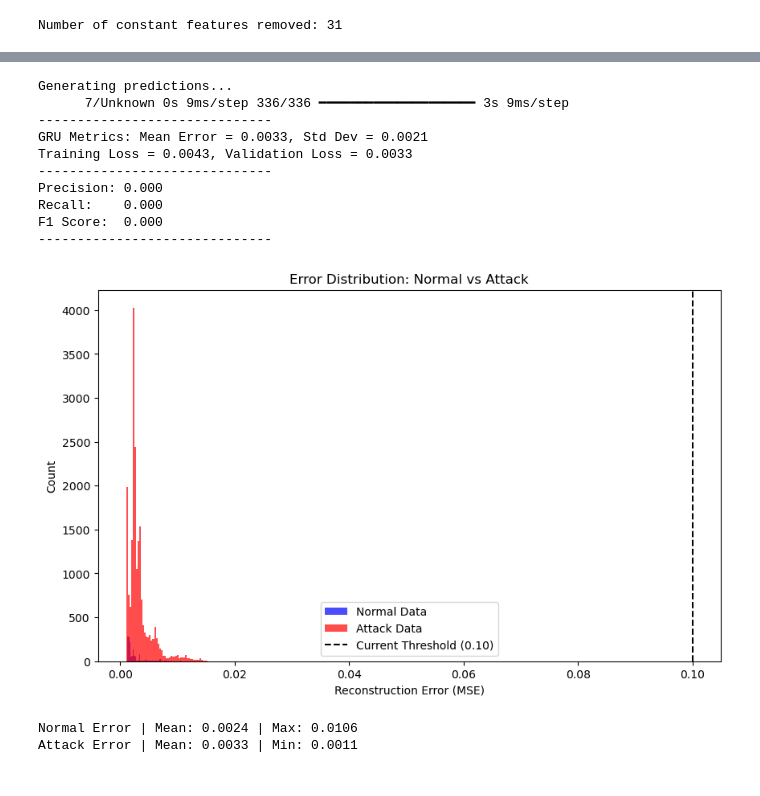
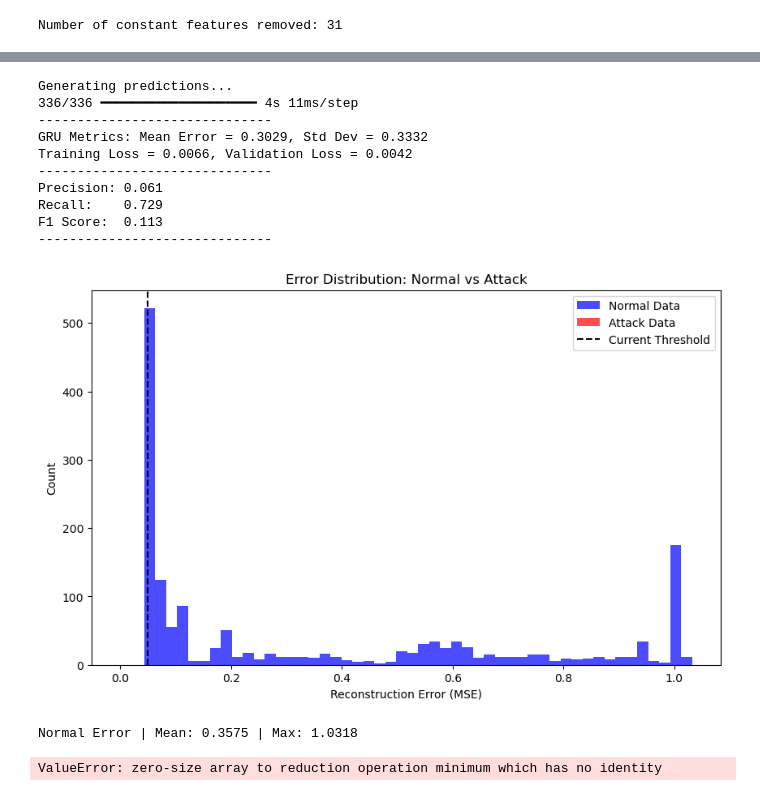
Before and after one commit to Brandonwood44/Anomaly-Detection-Thesis, a Jupyter notebook: notebooks/Training for WaDi.ipynb, the cells around one changed output, grey strips where cells are left out. Saved outputs shown, nothing was run; the diff lists cells and outputs as text; code cells hidden in the pictures.

Commit message:
Fixed attack label alignment

```diff
--- a/notebooks/Training for WaDi.ipynb
+++ b/notebooks/Training for WaDi.ipynb
@@ -25,9 +25,10 @@ from tabulate import tabulate
 To enable the following instructions: SSE4.1 SSE4.2 AVX AVX2 FMA, in other operations, rebuild TensorFlow with the appropriate compiler flags.
 # %%
 Train_df = pd.read_csv("/home/brandon/data/WADI_14days_new.csv")
+#Train_df = Train.iloc[21600:].copy()
 Train_df = Train_df.drop(columns = ['Row'])
 Train_df['Date'] = pd.to_datetime(Train_df['Date'], format='mixed')
-Train_df['Attack_Label'] = np.zeros(Train_df.shape[0], dtype='float32')
+Train_df['Attack_Label'] = np.ones(Train_df.shape[0], dtype='float32')
 Train_df
 # %% [output]
 |  | Date | Time | 1_AIT_001_PV | 1_AIT_002_PV | 1_AIT_003_PV | 1_AIT_004_PV | 1_AIT_005_PV | 1_FIT_001_PV | ... |
@@ -170,7 +172,7 @@ NUM_FEATURES = len(features_final)
 train_ds = make_window_dataset(
     Train_scaled,
     window_size=WINDOW_SIZE,
-    stride=STRIDE,
+    stride=10,
     batch_size=BATCH_SIZE
 )
 
@@ -193,4 +195,4 @@ y_val_windows = np.concatenate([y for y, _ in y_val_ds], axis=0)
 # Reduce window labels to a single binary label per window.
 # Logic: If ANY point in the window is an attack (1), the window is labeled as attack.
 # flattening along axis 1 (time) to check for any 1s
-GRU_y_val_np = np.any(y_val_windows > 0, axis=1).astype(int).flatten()
+GRU_y_val_np = np.any(y_val_windows < 0, axis=1).astype(int).flatten()
@@ -205,7 +209,7 @@ tf.config.experimental.enable_op_determinism()
 GRU_model = GRU_model = keras.Sequential([
     keras.Input(shape=(WINDOW_SIZE, NUM_FEATURES)),
 
-    layers.GRU(units=128, return_sequences=False),
+    layers.GRU(units=64, return_sequences=False),
     layers.Dropout(0.2),
     layers.RepeatVector(WINDOW_SIZE),
 
@@ -214,7 +218,7 @@ GRU_model = GRU_model = keras.Sequential([
     layers.TimeDistributed(layers.Dense(NUM_FEATURES))
 ])
 
-optimizer = keras.optimizers.Adam(learning_rate=1e-4)
+optimizer = keras.optimizers.Adam(learning_rate=1e-3)
 GRU_model.compile(optimizer=optimizer, loss='mse', metrics=['mae'])
 
 GRU_model.summary()
@@ -316,7 +330,7 @@ GRU_X_val_pred = GRU_model.predict(val_ds)
 # We iterate over the dataset to concatenate all batches into one numpy array
 X_val_np = np.concatenate([x for x, _ in val_ds], axis=0)
 
-GRU_reconstruction_error = np.mean(np.square(GRU_X_val_pred - X_val_np), axis=(1, 2))
+GRU_reconstruction_error = np.max(np.square(GRU_X_val_pred - X_val_np), axis=(1, 2))
 
 # --- 4. Evaluation ---
 GRU_BEST_THRESHOLD = 0.05
@@ -343,40 +357,41 @@ print(f"F1 Score:  {GRU_f1:.3f}")
 print("-" * 30)
 # %% [output]
 Generating predictions...
-      7/Unknown 0s 9ms/step 336/336 ━━━━━━━━━━━━━━━━━━━━ 3s 9ms/step
+336/336 ━━━━━━━━━━━━━━━━━━━━ 4s 11ms/step
 ------------------------------
-GRU Metrics: Mean Error = 0.0033, Std Dev = 0.0021
-Training Loss = 0.0043, Validation Loss = 0.0033
+GRU Metrics: Mean Error = 0.3029, Std Dev = 0.3332
+Training Loss = 0.0066, Validation Loss = 0.0042
 ------------------------------
-Precision: 0.000
-Recall:    0.000
-F1 Score:  0.000
+Precision: 0.061
+Recall:    0.729
+F1 Score:  0.113
 ------------------------------
 # %%
-normal_errors = GRU_reconstruction_error[GRU_y_val_np == 0]
-attack_errors = GRU_reconstruction_error[GRU_y_val_np == 1]
+normal_errors = GRU_reconstruction_error[GRU_y_val_np == 1]
+attack_errors = GRU_reconstruction_error[GRU_y_val_np == -1]
 
 # 2. Plot Histogram
 plt.figure(figsize=(10, 6))
 plt.hist(normal_errors, bins=50, alpha=0.7, label='Normal Data', color='blue')
 plt.hist(attack_errors, bins=50, alpha=0.7, label='Attack Data', color='red')
 
 # 3. Add your current threshold line
-plt.axvline(x=0.10, color='k', linestyle='--', label='Current Threshold (0.10)')
+plt.axvline(x=GRU_BEST_THRESHOLD, color='k', linestyle='--', label='Current Threshold')
 
 plt.xlabel('Reconstruction Error (MSE)')
 plt.ylabel('Count')
 plt.title('Error Distribution: Normal vs Attack')
 plt.legend()
 plt.show()
 
 # 4. Print stats to help you pick a number
 print(f"Normal Error | Mean: {np.mean(normal_errors):.4f} | Max: {np.max(normal_errors):.4f}")
 print(f"Attack Error | Mean: {np.mean(attack_errors):.4f} | Min: {np.min(attack_errors):.4f}")
+print(f"Seperation Gap: {np.min(attack_errors) - np.max(normal_errors):.4f}")
 # %% [output]
-[figure, old version]
+[figure, new version]
-Normal Error | Mean: 0.0024 | Max: 0.0106
-Attack Error | Mean: 0.0033 | Min: 0.0011
+Normal Error | Mean: 0.3575 | Max: 1.0318
+ValueError: zero-size array to reduction operation minimum which has no identity
 # %%
 loss_key = 'loss'
 val_loss_key = 'val_loss'
```
Also changed, not shown: parts of 10 cells of this notebook.
